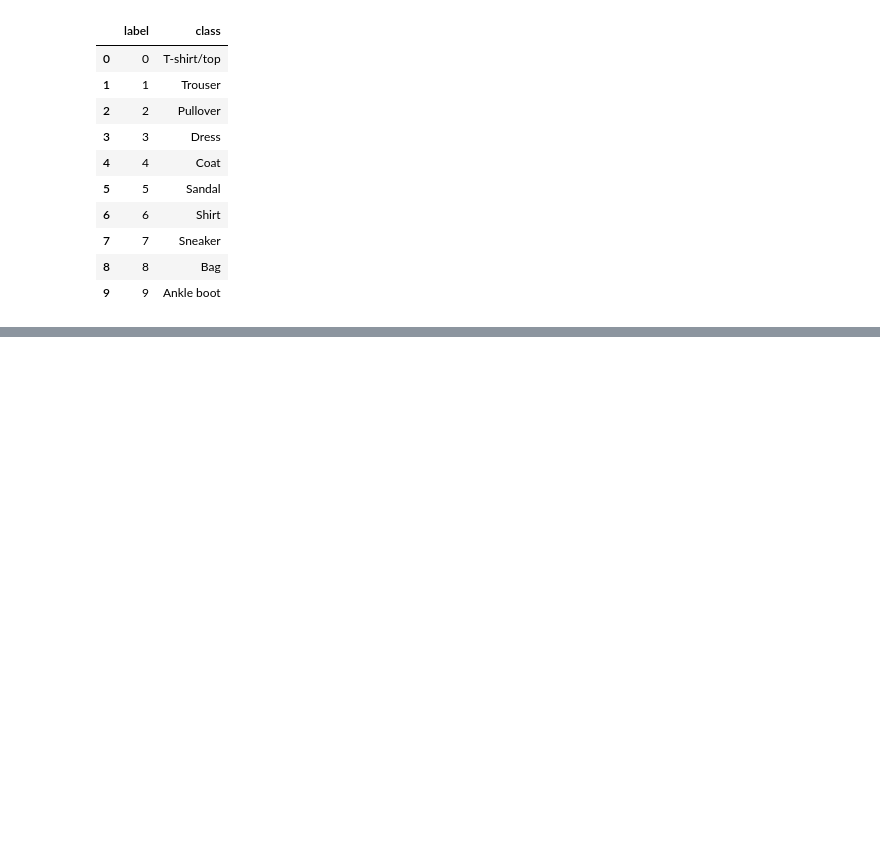
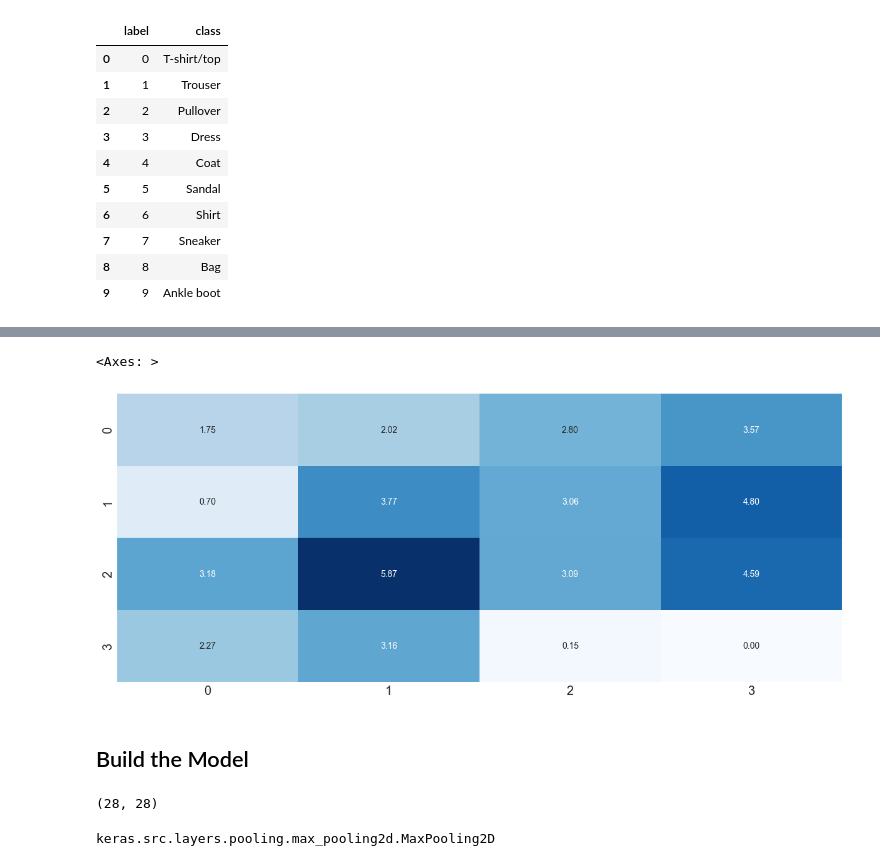
Before and after one commit to gpgaikwad576/DAIAugust2025, a Jupyter notebook: Python/Anurag/DeepLearning/theory/CNN_Model.ipynb, the cells around one changed output, grey strips where cells are left out. Drawn from its saved outputs; the diff is of its cells as text; code cells hidden in the pictures; blank space fills up the shorter version.

```diff
--- a/Python/Anurag/DeepLearning/theory/CNN_Model.ipynb
+++ b/Python/Anurag/DeepLearning/theory/CNN_Model.ipynb
@@ -131,0 +188,16 @@ array([[  0,   0,   0,   0,   0,   0,   0,   0,   0,   0,   0,   0,   0,
+# %%
+max_pool_2d = tf.keras.layers.MaxPool2D()(y)
+sns.heatmap(y.numpy()[0,:,:,0],annot=True,fmt='.2f',cbar=False,cmap='Blues')
+# %% [output]
+<Axes: >
+[figure, added]
+# %% [markdown]
+## Build the Model
+# %%
+image.shape
+# %% [output]
+(28, 28)
+# %%
+tf.keras.layers.MaxPool2D
+# %% [output]
+keras.src.layers.pooling.max_pooling2d.MaxPooling2D
```
Also changed, not shown: parts of 33 cells of this notebook, 7 other files.
